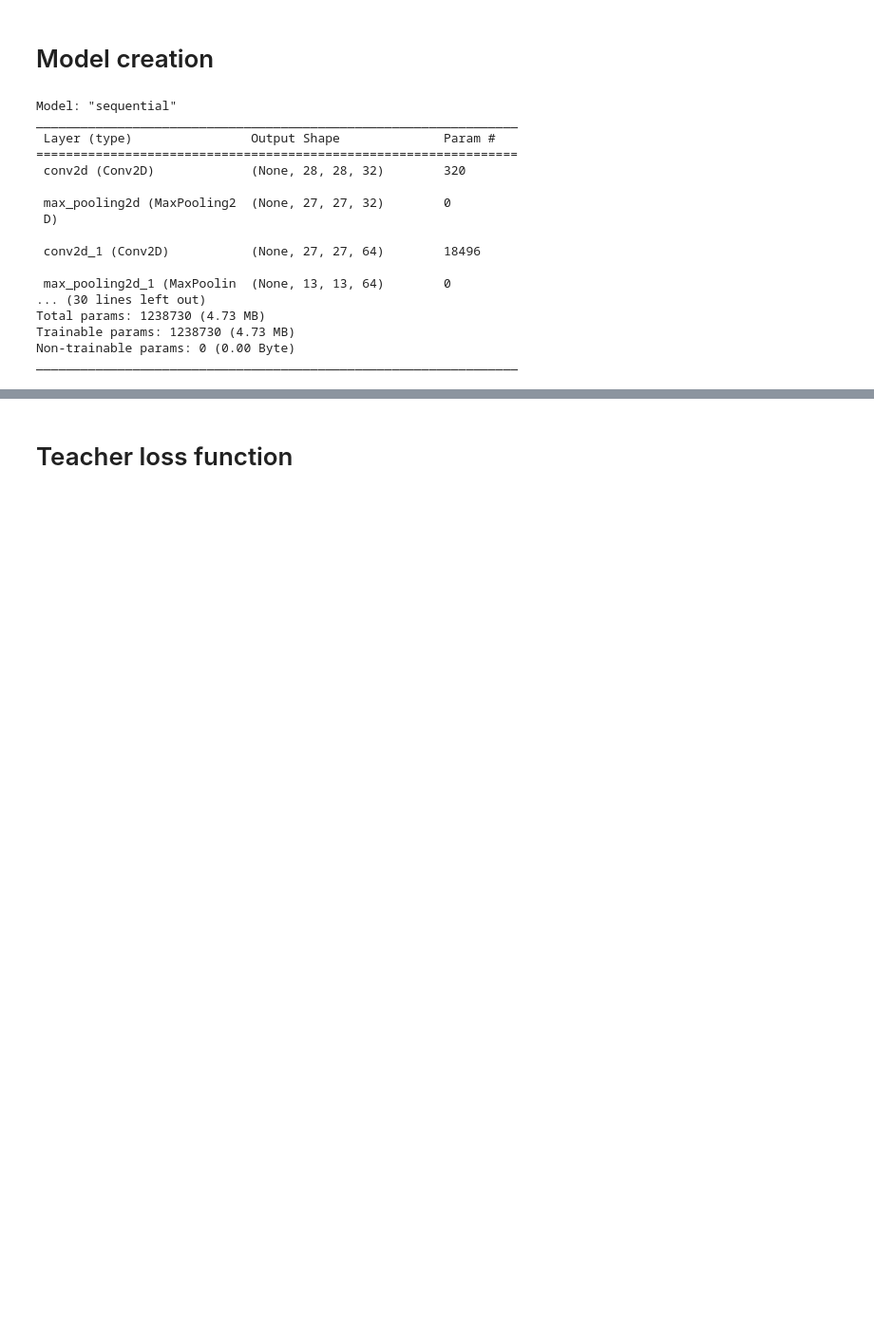
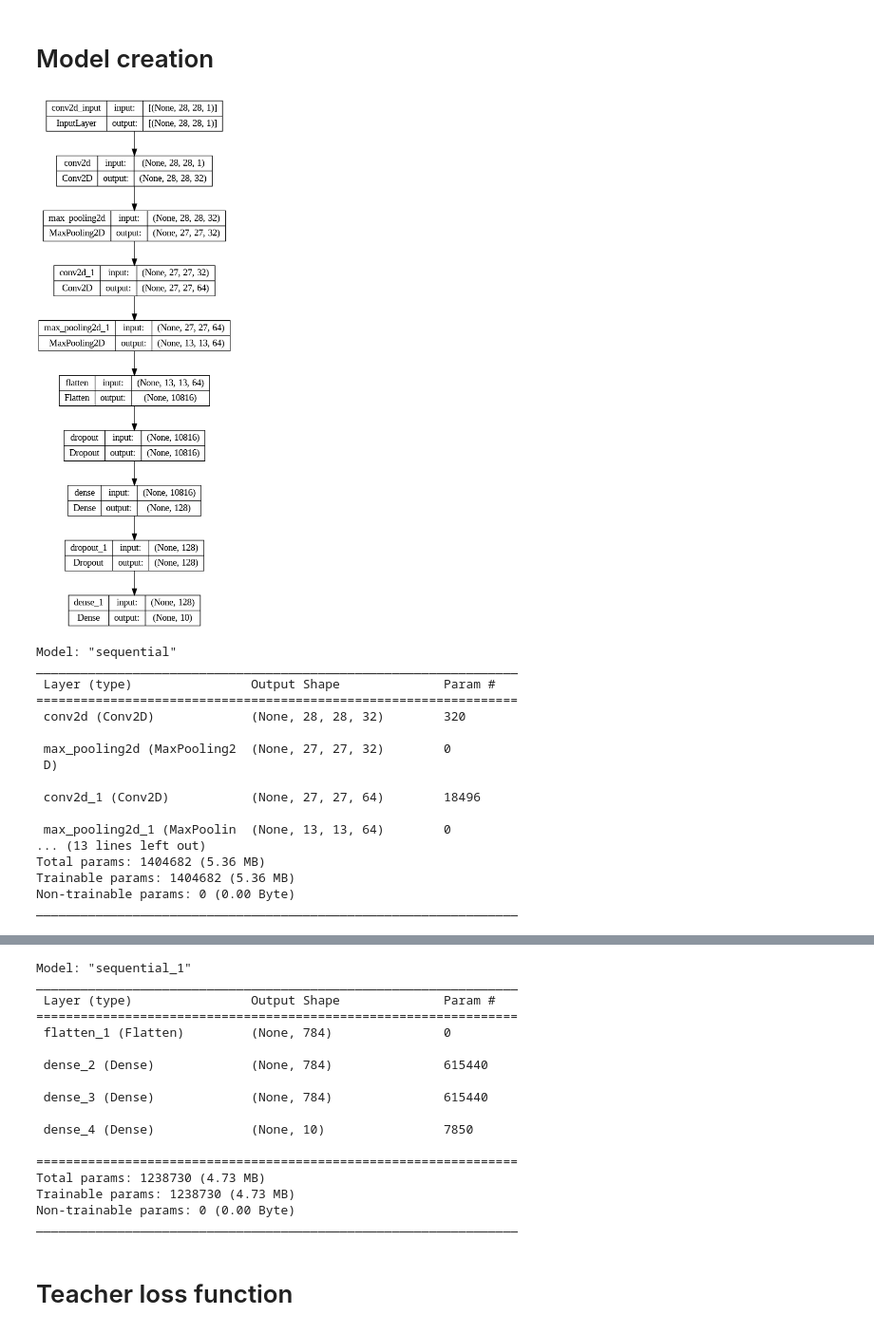
Before and after one commit to Dererkzzz/ECE1512-2023F-ProjectRepo-Longqian-Zhang-Yuxuan-Liu, a Jupyter notebook: Task1.ipynb, the cells around one changed output, grey strips where cells are left out. Shown at 95% size. Saved outputs shown, nothing was run; the diff lists cells and outputs as text; code cells hidden in the pictures; blank space fills up the shorter version.

```diff
--- a/Task1.ipynb
+++ b/Task1.ipynb
@@ -38,34 +44,42 @@ Dataset mnist downloaded and prepared to /root/tensorflow_datasets/mnist/3.0.1.
 # %%
 # Build CNN teacher.
 cnn_model = tf.keras.Sequential(
     [
-        tf.keras.layers.Conv2D(32, kernel_size=3, strides=1, padding='same', activation="relu",
-                               input_shape=(28, 28, 1)),
+        tf.keras.layers.Conv2D(32, kernel_size=3, strides=1, padding='same', activation="relu", input_shape=(28, 28, 1)),
         tf.keras.layers.MaxPool2D(pool_size=(2, 2), strides=1),
         tf.keras.layers.Conv2D(64, kernel_size=3, strides=1, padding='same', activation="relu"),
         tf.keras.layers.MaxPool2D(pool_size=(2, 2), strides=2),
         tf.keras.layers.Flatten(),
         tf.keras.layers.Dropout(0.5),
         tf.keras.layers.Dense(128, activation='relu'),
         tf.keras.layers.Dropout(0.5),
         tf.keras.layers.Dense(NUM_CLASSES),
     ])
+# Using plot_model to generate a structural diagram of the model
+file_path = 'cnn_model.png'
+tf.keras.utils.plot_model(cnn_model, to_file=file_path, show_shapes=True, show_layer_names=True)
+display(Image(filename=file_path))
 
 cnn_model.summary()
+
 # your code start from here for stpe 2
 
 
 # Build fully connected student.
 fc_model = tf.keras.Sequential(
     [
         tf.keras.layers.Flatten(input_shape=(28, 28, 1)),
         tf.keras.layers.Dense(784, activation='relu'),
         tf.keras.layers.Dense(784, activation='relu'),
         tf.keras.layers.Dense(NUM_CLASSES),
     ])
-
+# generate a structural diagram of the model
+file_path = 'fc_model.png'
+tf.keras.utils.plot_model(fc_model, to_file=file_path, show_shapes=True, show_layer_names=True)
+display(Image(filename=file_path))
 fc_model.summary()
 # %% [output]
+[figure, added]
 Model: "sequential"
 _________________________________________________________________
  Layer (type)                Output Shape              Param #
@@ -78,8 +92,8 @@ _________________________________________________________________
  conv2d_1 (Conv2D)           (None, 27, 27, 64)        18496
 
  max_pooling2d_1 (MaxPoolin  (None, 13, 13, 64)        0
-... (30 lines left out)
-Total params: 1238730 (4.73 MB)
-Trainable params: 1238730 (4.73 MB)
+... (13 lines left out)
+Total params: 1404682 (5.36 MB)
+Trainable params: 1404682 (5.36 MB)
 Non-trainable params: 0 (0.00 Byte)
 _________________________________________________________________
@@ -86,3 +101,20 @@ _________________________________________________________________
+Model: "sequential_1"
+_________________________________________________________________
+ Layer (type)                Output Shape              Param #
+=================================================================
+ flatten_1 (Flatten)         (None, 784)               0
+
+ dense_2 (Dense)             (None, 784)               615440
+
+ dense_3 (Dense)             (None, 784)               615440
+
+ dense_4 (Dense)             (None, 10)                7850
+
+=================================================================
+Total params: 1238730 (4.73 MB)
+Trainable params: 1238730 (4.73 MB)
+Non-trainable params: 0 (0.00 Byte)
+_________________________________________________________________
 # %% [markdown]
 # Teacher loss function
 # %%
```
Also changed, not shown: parts of 30 cells of this notebook.
